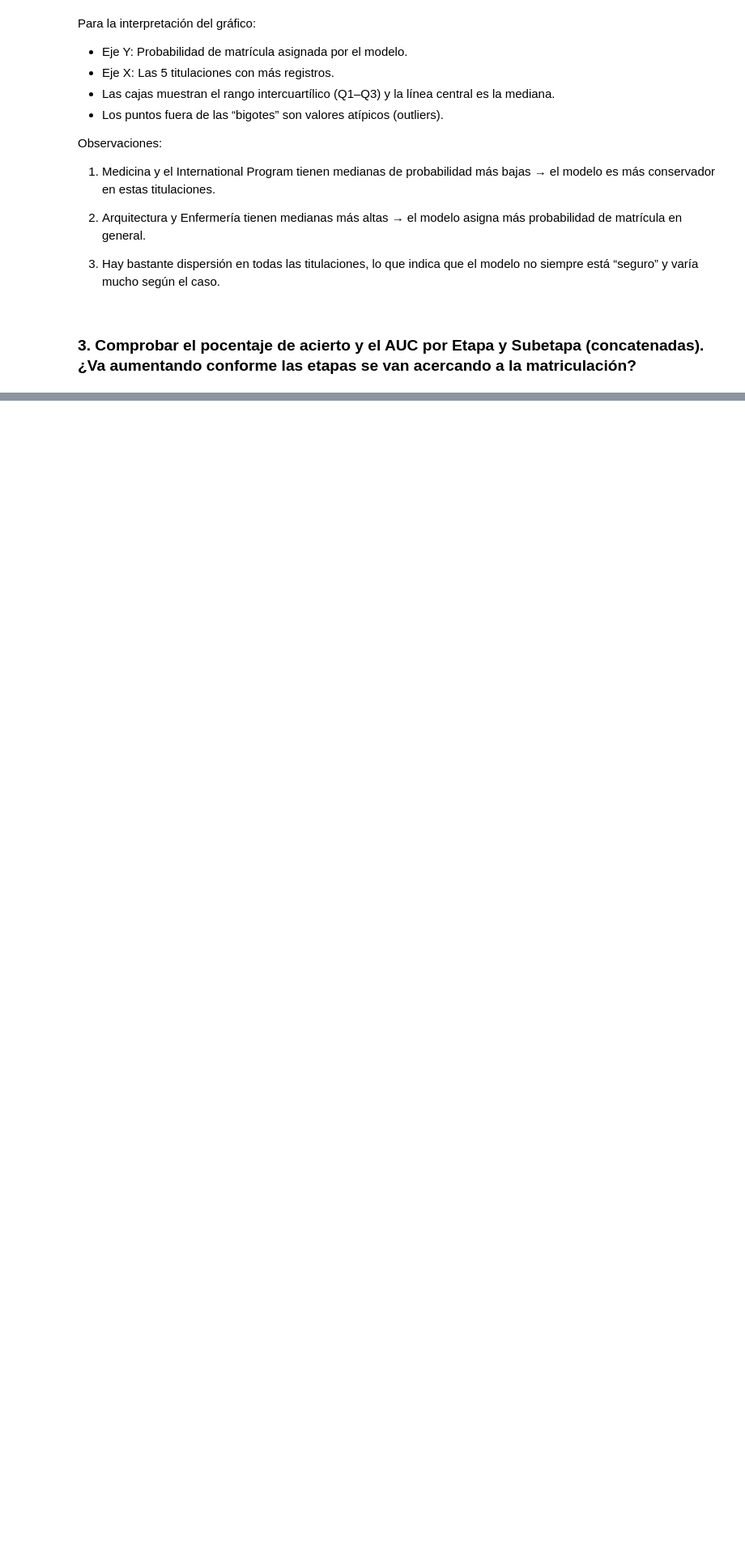
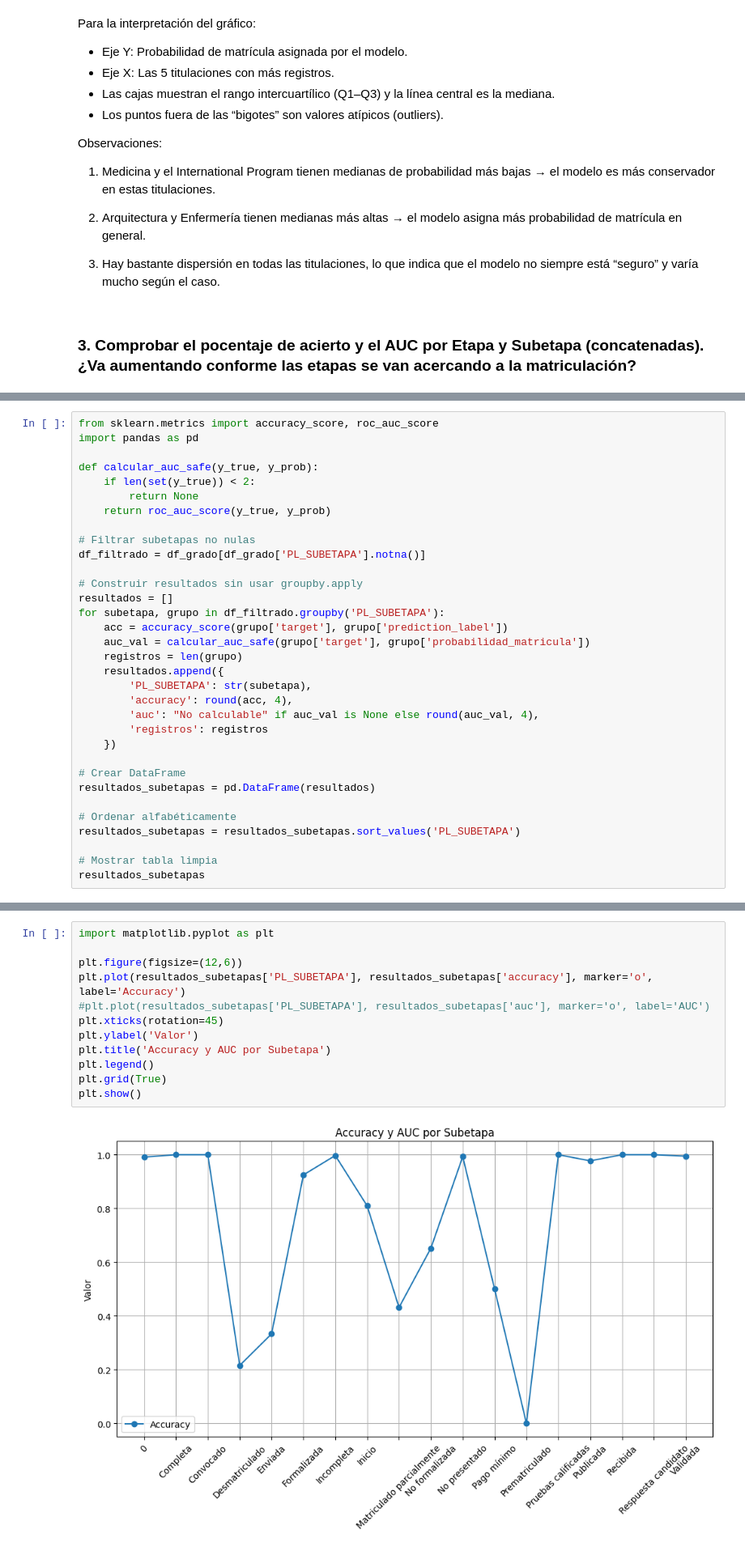
Before and after one commit to MiguelHernandezCorral/UNAV, a Jupyter notebook: notebooks/Resultados modelado - Seguimiento (Semana 3).ipynb, the cells around one changed output, grey strips where cells are left out. Shown at 81% size. Cells and saved outputs as stored; diff of their text form; blank space fills up the shorter version.

```diff
--- a/notebooks/Resultados modelado - Seguimiento (Semana 3).ipynb
+++ b/notebooks/Resultados modelado - Seguimiento (Semana 3).ipynb
@@ -221,0 +172,33 @@ resultados_subetapas
+# %%
+from sklearn.metrics import accuracy_score, roc_auc_score
+import pandas as pd
+
+def calcular_auc_safe(y_true, y_prob):
+    if len(set(y_true)) < 2:
+        return None
+    return roc_auc_score(y_true, y_prob)
+
+# Filtrar subetapas no nulas
+df_filtrado = df_grado[df_grado['PL_SUBETAPA'].notna()]
+
+# Construir resultados sin usar groupby.apply
+resultados = []
+for subetapa, grupo in df_filtrado.groupby('PL_SUBETAPA'):
+    acc = accuracy_score(grupo['target'], grupo['prediction_label'])
+    auc_val = calcular_auc_safe(grupo['target'], grupo['probabilidad_matricula'])
+    registros = len(grupo)
+    resultados.append({
+        'PL_SUBETAPA': str(subetapa),
+        'accuracy': round(acc, 4),
+        'auc': "No calculable" if auc_val is None else round(auc_val, 4),
+        'registros': registros
+    })
+
+# Crear DataFrame
+resultados_subetapas = pd.DataFrame(resultados)
+
+# Ordenar alfabéticamente
+resultados_subetapas = resultados_subetapas.sort_values('PL_SUBETAPA')
+
+# Mostrar tabla limpia
+resultados_subetapas
@@ -221,0 +268,14 @@ resultados_subetapas
+# %%
+import matplotlib.pyplot as plt
+
+plt.figure(figsize=(12,6))
+plt.plot(resultados_subetapas['PL_SUBETAPA'], resultados_subetapas['accuracy'], marker='o', label='Accuracy')
+#plt.plot(resultados_subetapas['PL_SUBETAPA'], resultados_subetapas['auc'], marker='o', label='AUC')
+plt.xticks(rotation=45)
+plt.ylabel('Valor')
+plt.title('Accuracy y AUC por Subetapa')
+plt.legend()
+plt.grid(True)
+plt.show()
+# %% [output]
+[figure, added]
```
Also changed, not shown: parts of 20 cells of this notebook.
